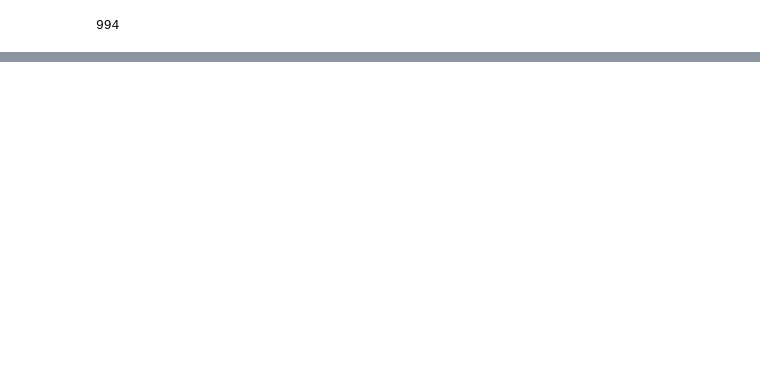
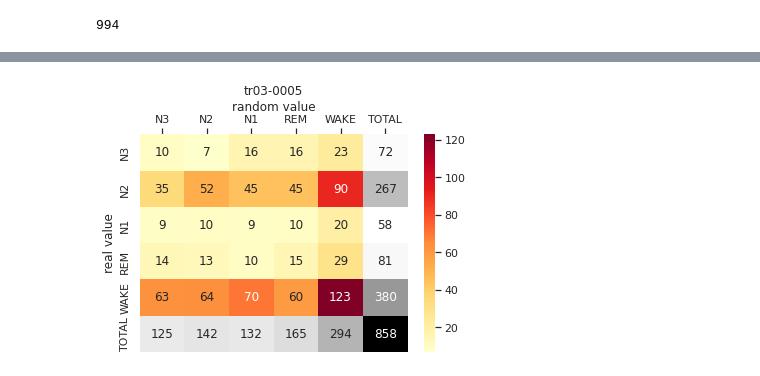
Before and after one commit to Timgrau/Machinelearning, a Jupyter notebook: Sleep-Staging/Task_E04.ipynb, the cells around one changed output, grey strips where cells are left out. Drawn from its saved outputs; the diff is of its cells as text; code cells hidden in the pictures; blank space fills up the shorter version.

```diff
--- a/Sleep-Staging/Task_E04.ipynb
+++ b/Sleep-Staging/Task_E04.ipynb
@@ -64,7 +64,7 @@ def plot_contigency_table(hypnogram, random_hypnogram, name):
     conf_mat = confusion_matrix(hypnogram, random_hypnogram)
     cont_table = contingency_table(conf_mat)
 
-    sns.heatmap(cont_table, cmap='Reds', fmt="d", annot=True,
+    sns.heatmap(cont_table, cmap='YlOrRd', fmt="d", annot=True,
                 yticklabels=labels, xticklabels=labels,
                 mask=get_mask())
     sns.heatmap(cont_table, cmap='binary', fmt="d", annot=True,
@@ -80 +92,5 @@ def plot_contigency_table(hypnogram, random_hypnogram, name):
+# %%
+plot_contigency_table(ref_hypnogram, rand_hypnogram, name)
+# %% [output]
+[figure, added]
 # %%
```
Also changed, not shown: parts of 5 cells of this notebook.
